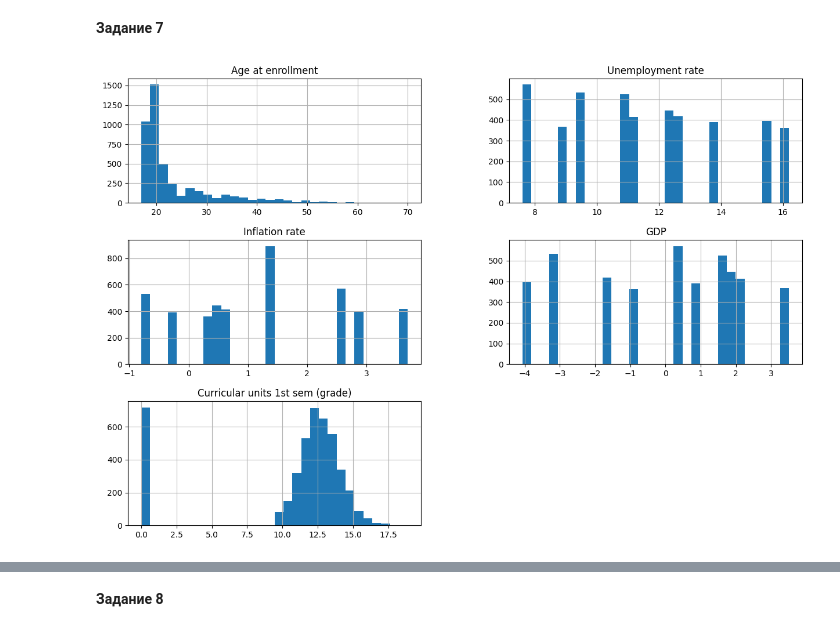
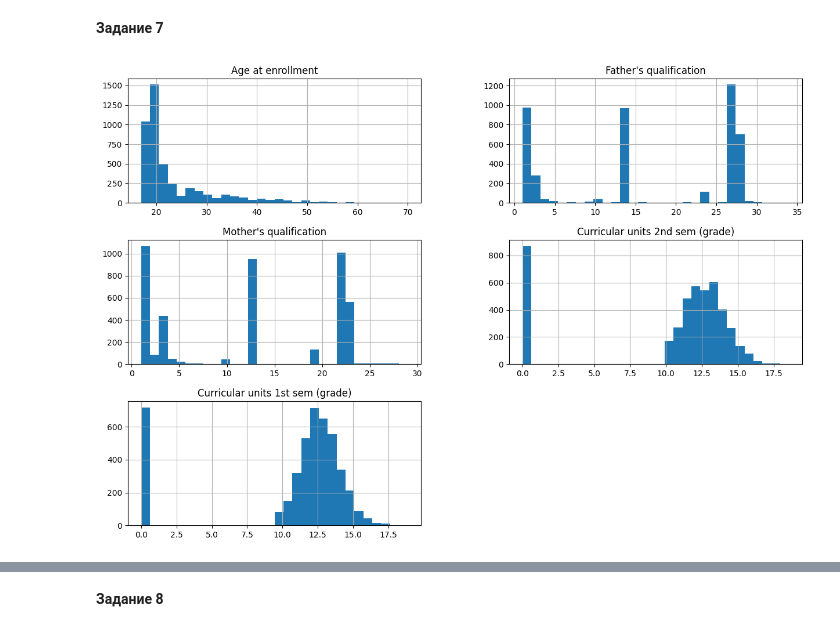
Before and after one commit to KirillShulepov/AIlabs, a Jupyter notebook: laba2.ipynb, the cells around one changed output, grey strips where cells are left out. Drawn from its saved outputs; the diff is of its cells as text; code cells hidden in the pictures.

```diff
--- a/laba2.ipynb
+++ b/laba2.ipynb
@@ -59,7 +59,7 @@ dtype: int64
 # %% [markdown]
 **Задание 7**
 # %%
-data.hist(column=['Age at enrollment', 'Unemployment rate', 'Inflation rate', 'GDP', 'Curricular units 1st sem (grade)'], bins=30, figsize=(15, 10))
+data.hist(column=['Age at enrollment', 'Father\'s qualification', 'Mother\'s qualification', 'Curricular units 2nd sem (grade)', 'Curricular units 1st sem (grade)'], bins=30, figsize=(15, 10))
 plt.show()
 # %% [output]
-[figure, old version]
+[figure, new version]
```
Also changed, not shown: parts of 7 cells of this notebook.
